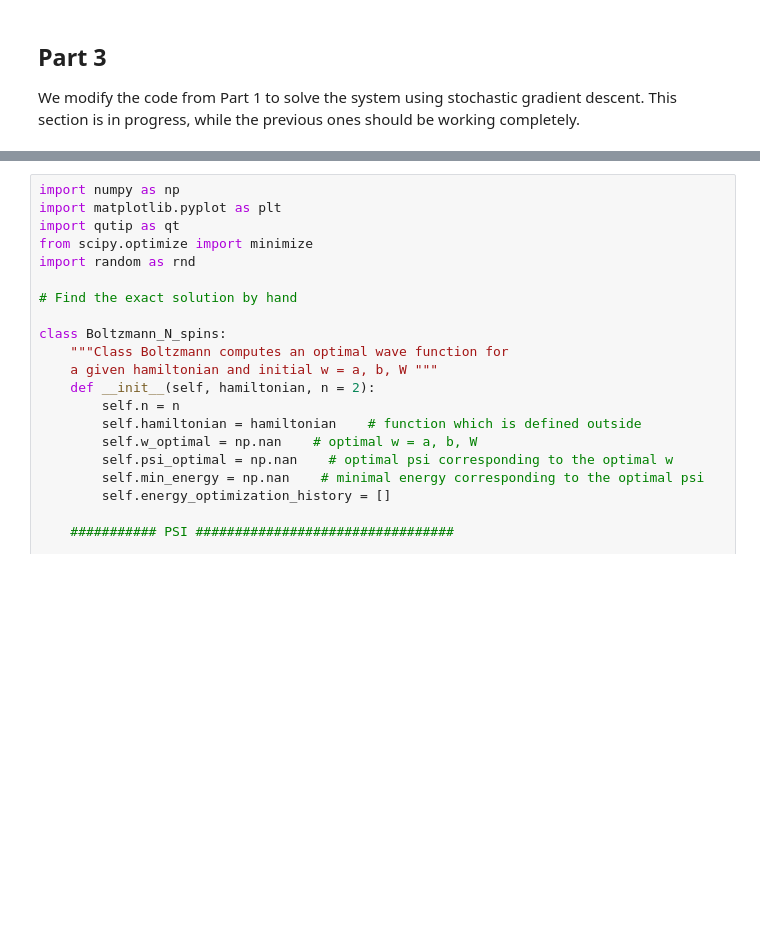
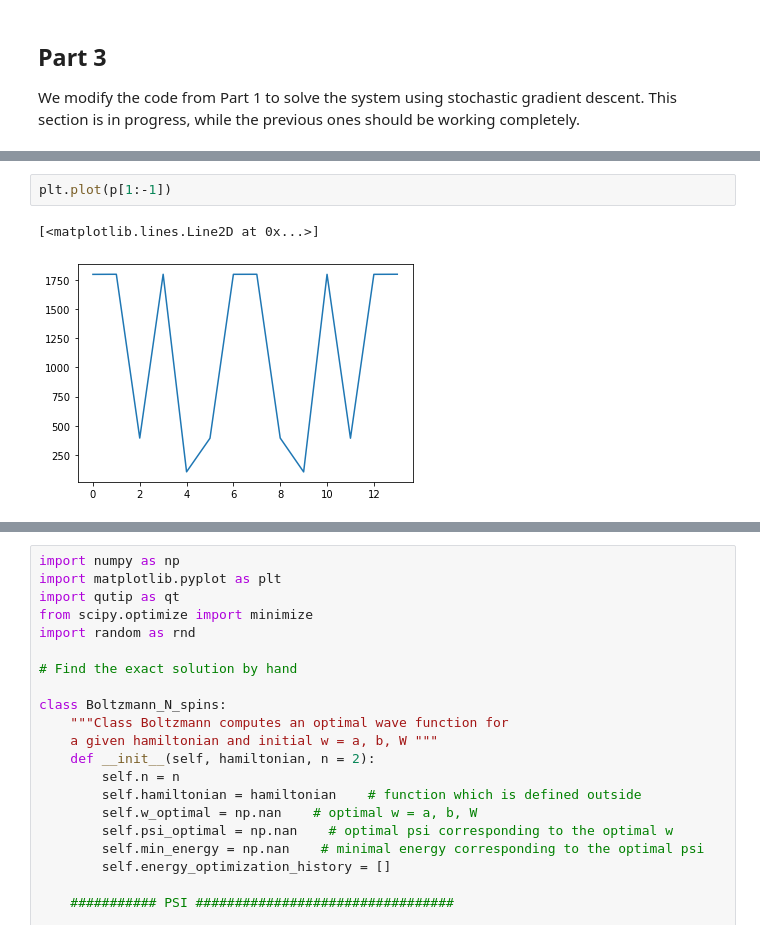
Before and after one commit to FilipMiljevic/Phy_571_project, a Jupyter notebook: N_spins.ipynb, the cells around one changed output, grey strips where cells are left out. Saved outputs shown, nothing was run; the diff lists cells and outputs as text; blank space fills up the shorter version.

```diff
--- a/N_spins.ipynb
+++ b/N_spins.ipynb
@@ -470,0 +456,5 @@ plt.hist(x)
+# %%
+plt.plot(p[1:-1])
+# %% [output]
+[<matplotlib.lines.Line2D at 0x...>]
+[figure, added]
```
Also changed, not shown: parts of 27 cells of this notebook.
